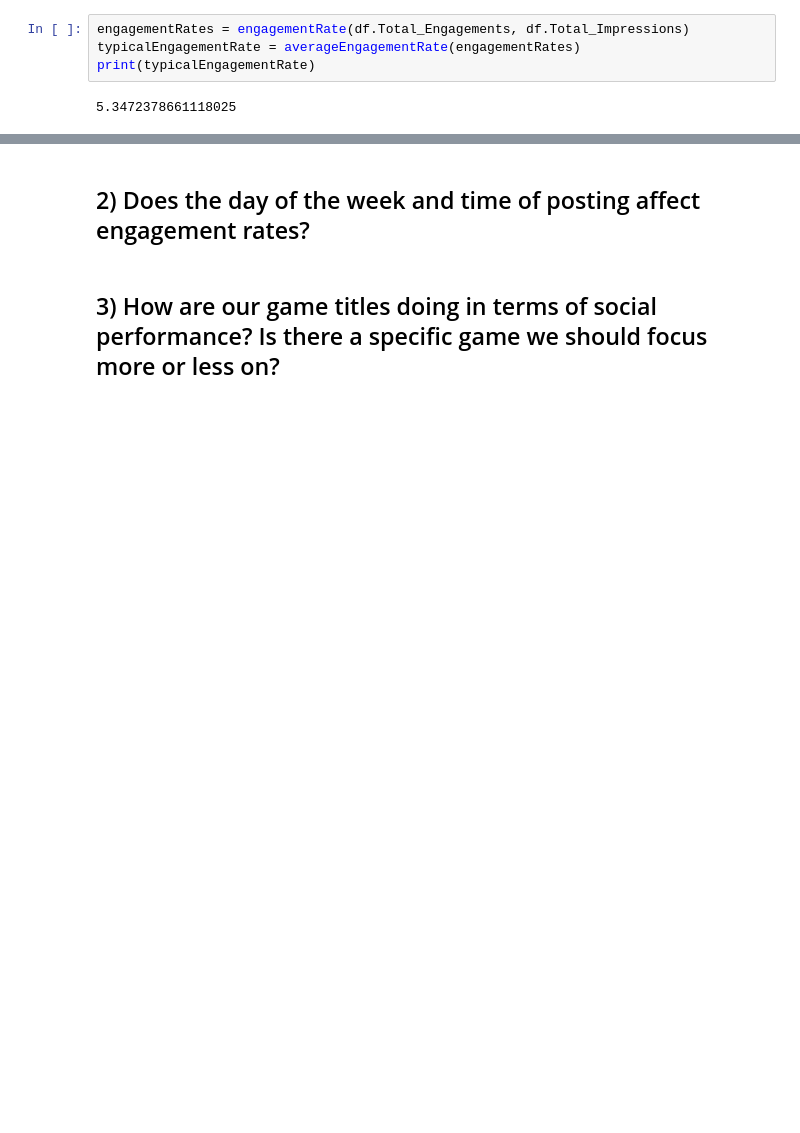
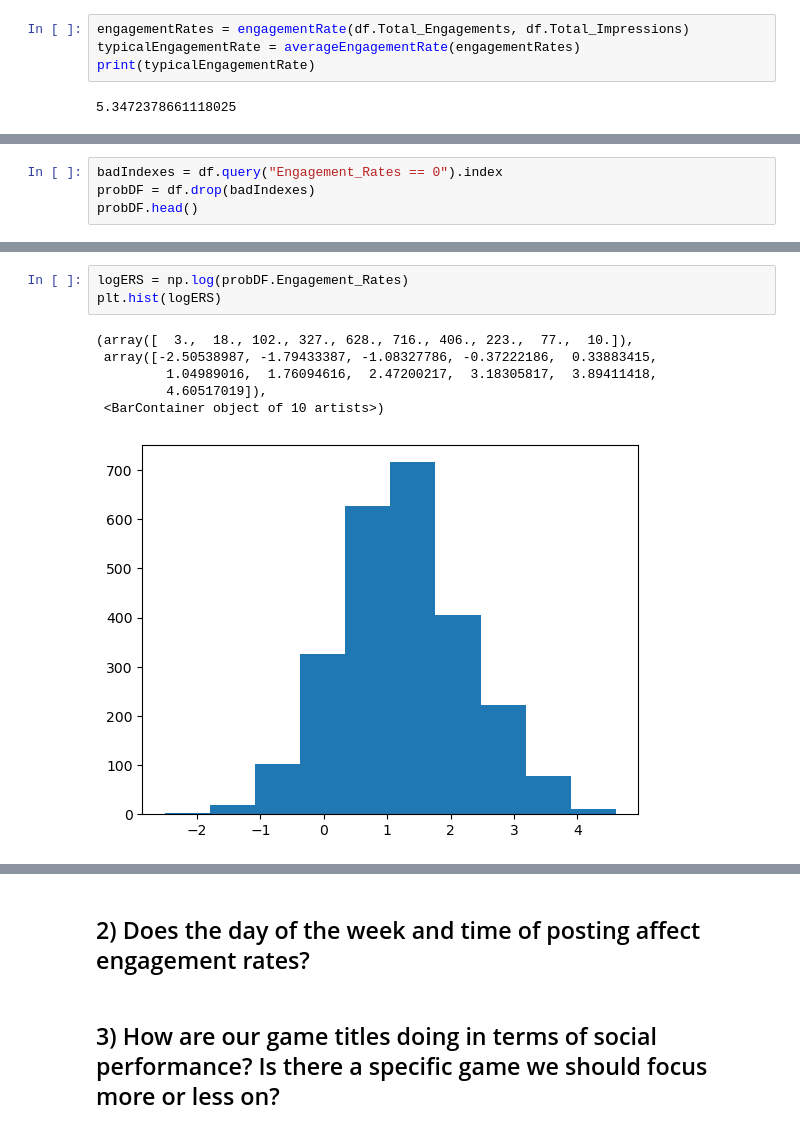
Before and after one commit to Isiah-Z-Montalvo/Evil-Geniuses-Data-Analyst-Internship-Assessment, a Jupyter notebook: Analysis.ipynb, the cells around one changed output, grey strips where cells are left out. Saved outputs shown, nothing was run; the diff lists cells and outputs as text; blank space fills up the shorter version.

```diff
--- a/Analysis.ipynb
+++ b/Analysis.ipynb
@@ -93,0 +113,4 @@ print(typicalEngagementRate)
+# %%
+badIndexes = df.query("Engagement_Rates == 0").index
+probDF = df.drop(badIndexes)
+probDF.head()
@@ -93,0 +124,10 @@ print(typicalEngagementRate)
+# %%
+logERS = np.log(probDF.Engagement_Rates)
+plt.hist(logERS)
+# %% [output]
+(array([  3.,  18., 102., 327., 628., 716., 406., 223.,  77.,  10.]),
+ array([-2.50538987, -1.79433387, -1.08327786, -0.37222186,  0.33883415,
+         1.04989016,  1.76094616,  2.47200217,  3.18305817,  3.89411418,
+         4.60517019]),
+ <BarContainer object of 10 artists>)
+[figure, added]
```
Also changed, not shown: parts of 5 cells of this notebook.
